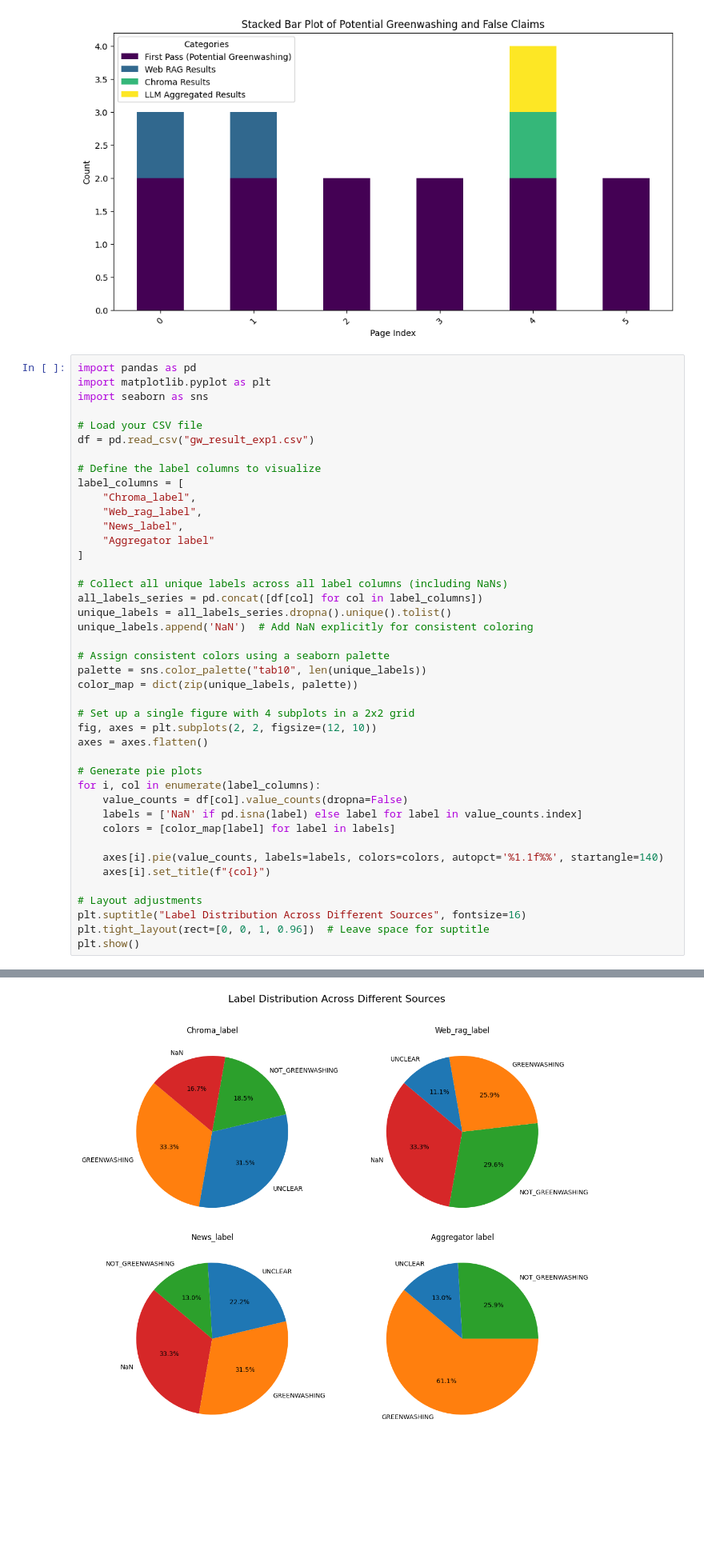
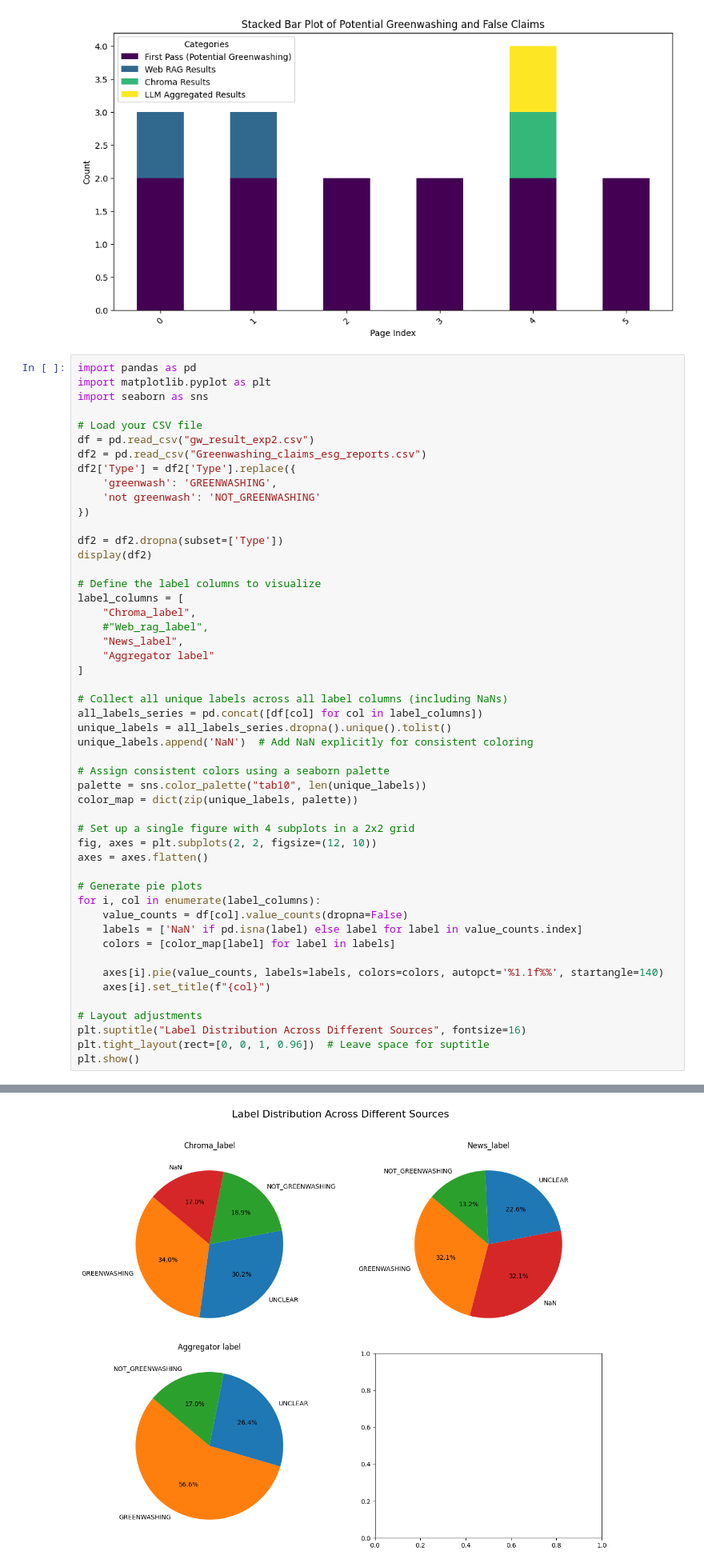
Before and after one commit to athenarc/ai4greenwashing, a Jupyter notebook: viz.ipynb, the cells around one changed output, grey strips where cells are left out. Shown: that part at 80% size. Saved outputs shown, nothing was run; the diff lists cells and outputs as text; blank space fills up the shorter version.

```diff
--- a/viz.ipynb
+++ b/viz.ipynb
@@ -202,12 +202,20 @@ import matplotlib.pyplot as plt
 import seaborn as sns
 
 # Load your CSV file
-df = pd.read_csv("gw_result_exp1.csv")
+df = pd.read_csv("gw_result_exp2.csv")
+df2 = pd.read_csv("Greenwashing_claims_esg_reports.csv")
+df2['Type'] = df2['Type'].replace({
+    'greenwash': 'GREENWASHING',
+    'not greenwash': 'NOT_GREENWASHING'
+})
+
+df2 = df2.dropna(subset=['Type'])
+display(df2)
 
 # Define the label columns to visualize
 label_columns = [
     "Chroma_label",
-    "Web_rag_label",
+    #"Web_rag_label",
     "News_label",
     "Aggregator label"
 ]
@@ -242 +263 @@ plt.show()
-[figure, old version]
+[figure, new version]
```
Also changed, not shown: parts of 4 cells of this notebook, 34 other files.
